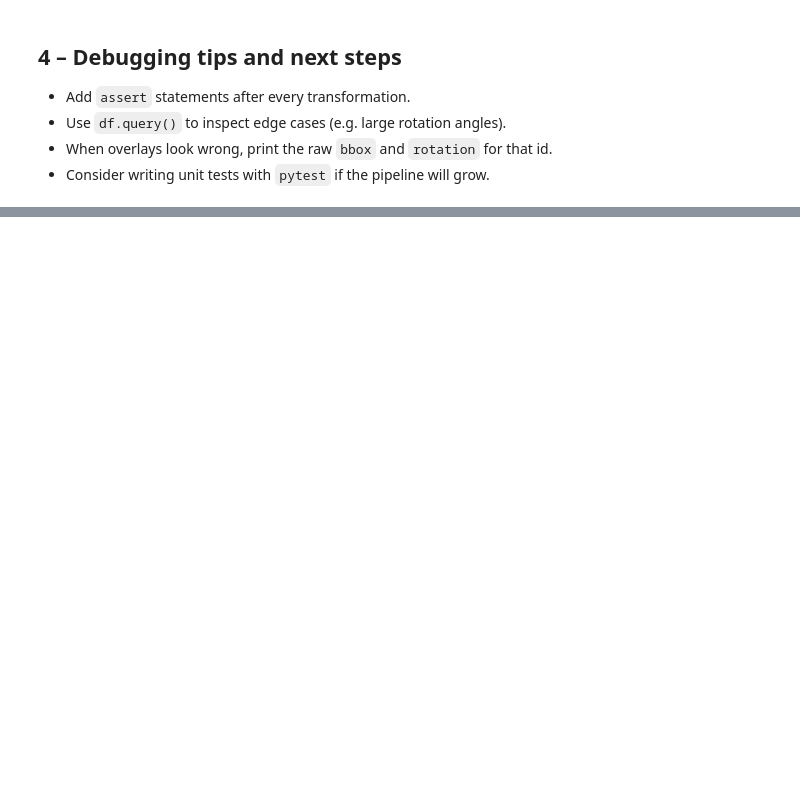
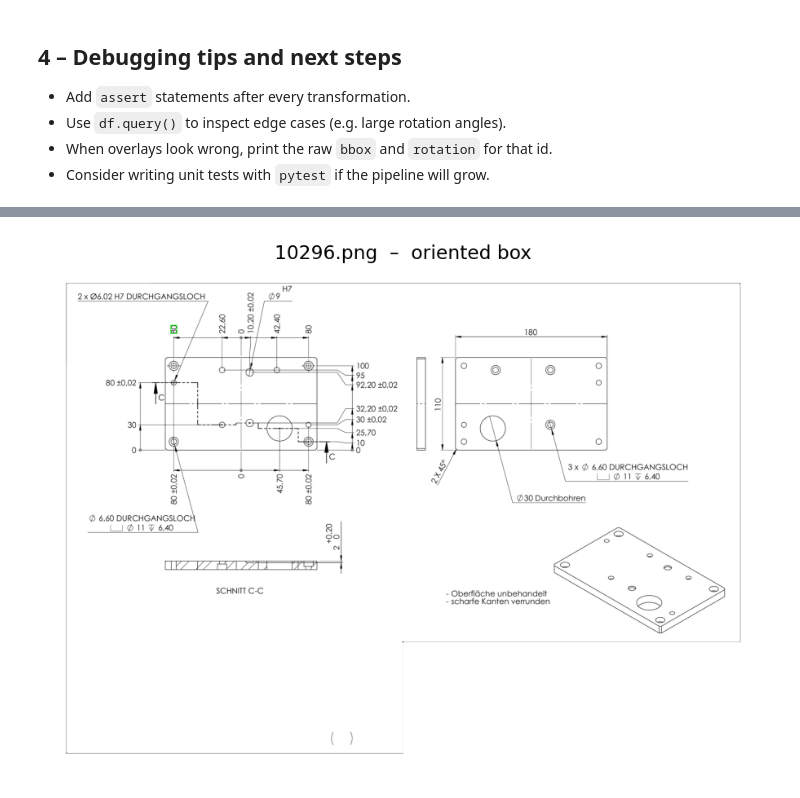
Before and after one commit to gonlyplease/ocr-rec-lab, a Jupyter notebook: notebooks/cad_preprocessing.ipynb, the cells around one changed output, grey strips where cells are left out. Cells and saved outputs as stored; diff of their text form; code cells hidden in the pictures; blank space fills up the shorter version.

Commit message:
Data anlytics done for preprocessing

```diff
--- a/notebooks/cad_preprocessing.ipynb
+++ b/notebooks/cad_preprocessing.ipynb
@@ -50,10 +72,6 @@ plt.rcParams['figure.dpi'] = 140  # sharper inline figs
 # %%
 
 # ⇩⇩ Adjust these two lines to match your project root  ⇩⇩
-ROOT = Path.cwd()               # or Path('/absolute/path/to/project')
-BATCHES_DIR = ROOT/'rotation'/'batches'
+BATCHES_DIR = Path("../data/rotation/batches")               # or Path('/absolute/path/to/project')
 
-print('Project root:', ROOT)
 print('Batches dir  :', BATCHES_DIR)
-
-assert BATCHES_DIR.exists(), 'Path does not exist – please fix ROOT'
@@ -199,0 +349,86 @@ show_image_with_annotations(sample_row, df, first_batch/'images'/'default')
+# %%
+# ════════════════════════════════════════════════════════════════
+#  Quick visual sanity-check for rotated COCO boxes
+#  – shows the whole page with the polygon
+#  – crops the oriented rectangle so that the text block fills the view
+# ════════════════════════════════════════════════════════════════
+from pathlib import Path
+import json, random
+import cv2, numpy as np
+import matplotlib.pyplot as plt
+
+# ─── adjust your paths ───────────────────────────────────────────
+BATCH      = "batch_20250703_02"                         # pick any batch
+IMAGES_DIR = Path(f"../data/rotation/batches/{BATCH}/images/default")
+ANN_JSON   = Path(f"../data/rotation/batches/{BATCH}/annotations/experiment_coco.json")
+# ─────────────────────────────────────────────────────────────────
+
+def load_coco(path: Path):
+    with open(path, "r", encoding="utf-8") as f:
+        return json.load(f)
+
+def show_obb_sample(coco, images_dir: Path, ann_indices=None, n=3, seed=None):
+    """
+    Visualise `n` annotations (or those in ann_indices) with:
+      • full image + oriented polygon
+      • perspective-corrected crop of just that box
+    """
+    if seed is not None:
+        random.seed(seed)
+
+    id2img = {img["id"]: img for img in coco["images"]}
+
+    # decide which annotations to show
+    if ann_indices is None:
+        ann_indices = random.sample(range(len(coco["annotations"])), n)
+
+    for idx in ann_indices:
+        ann       = coco["annotations"][idx]
+        img_meta  = id2img[ann["image_id"]]
+        img_path  = images_dir / img_meta["file_name"]
+
+        img_bgr   = cv2.imread(str(img_path))
+        if img_bgr is None:
+            print("⚠️  could not read", img_path)
+            continue
+        img_rgb   = cv2.cvtColor(img_bgr, cv2.COLOR_BGR2RGB)
+
+        # unpack 5-tuple
+        cx, cy, w, h, theta = ann["bbox"]
+
+        # ── draw polygon on the full image ────────────────────────
+        #   OpenCV's RotatedRect expects angle counter-clockwise,
+        #   so we pass -theta (our θ is clockwise).
+        rect = ((cx, cy), (w, h), -theta)
+        box  = cv2.boxPoints(rect)               # 4×2 float32
+        box  = np.int0(box)
+
+        vis  = img_rgb.copy()
+        cv2.polylines(vis, [box], isClosed=True, color=(0, 255, 0), thickness=2)
+
+        # ── produce a perspective-corrected crop ─────────────────
+        dst_pts = np.array([[0, 0],
+                            [w, 0],
+                            [w, h],
+                            [0, h]], dtype="float32")
+
+        M    = cv2.getPerspectiveTransform(box.astype("float32"), dst_pts)
+        crop = cv2.warpPerspective(img_rgb, M, (int(round(w)), int(round(h))))
+
+        # ── show results ─────────────────────────────────────────
+        print(f"ann_id={ann['id']}  bbox=[cx={cx:.2f}, cy={cy:.2f}, w={w:.2f}, h={h:.2f}, θ={theta:.2f}°]")
+        plt.figure(figsize=(8, 6))
+        plt.title(f"{img_meta['file_name']}  –  oriented box")
+        plt.imshow(vis)
+        plt.axis("off")
+
+        plt.figure(figsize=(4, 4))
+        plt.title("cropped & upright")
+        plt.imshow(crop)
+        plt.axis("off")
+        plt.show()
+
+# ─── run it ──────────────────────────────────────────────────────
+coco = load_coco(ANN_JSON)
+show_obb_sample(coco, IMAGES_DIR, n=2, seed=42)          # change n / seed as you wish
+# %% [output]
@@ -199,0 +436 @@ show_image_with_annotations(sample_row, df, first_batch/'images'/'default')
+[figure, added]
```
Also changed, not shown: parts of 13 cells of this notebook, 1 other file.
